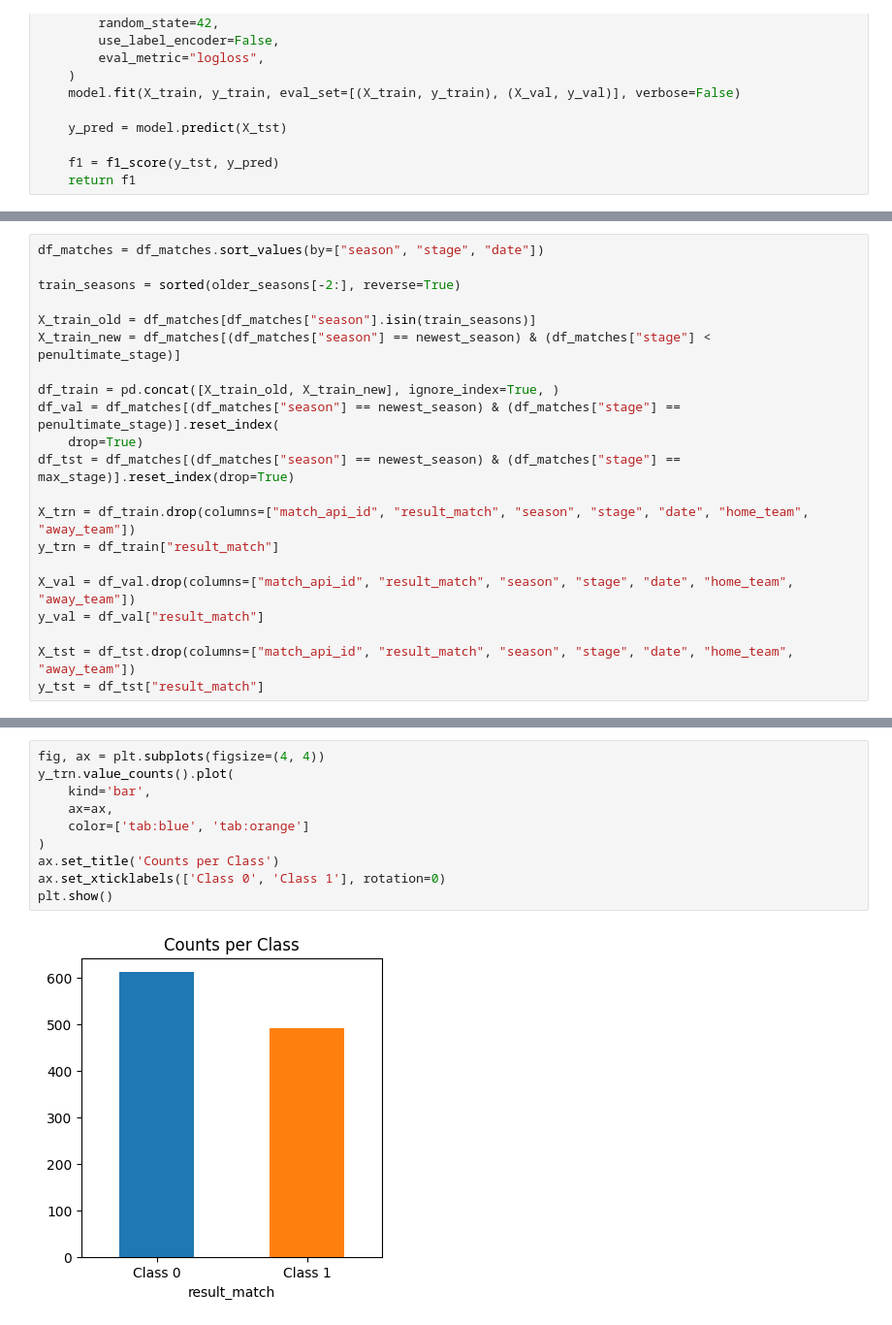
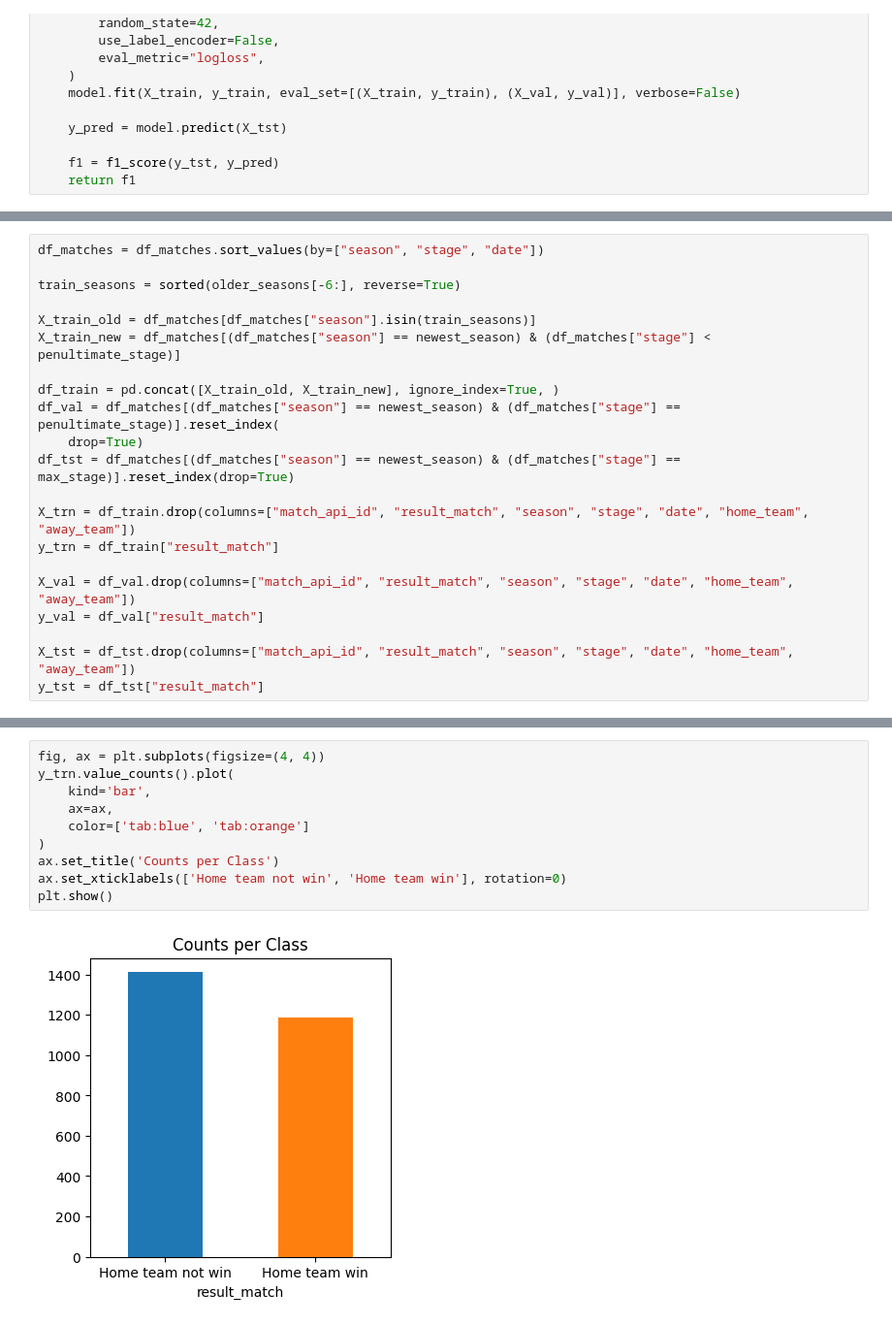
Before and after one commit to kamil0920/football_result_prediction-v2, a Jupyter notebook: src/eda.ipynb, the cells around one changed output, grey strips where cells are left out. Shown: that part at 97% size. Cells and saved outputs as stored; diff of their text form.

```diff
--- a/src/eda.ipynb
+++ b/src/eda.ipynb
@@ -83,7 +83,7 @@ plt.show()
 # %%
 df_matches = df_matches.sort_values(by=["season", "stage", "date"])
 
-train_seasons = sorted(older_seasons[-2:], reverse=True)
+train_seasons = sorted(older_seasons[-6:], reverse=True)
 
 X_train_old = df_matches[df_matches["season"].isin(train_seasons)]
 X_train_new = df_matches[(df_matches["season"] == newest_season) & (df_matches["stage"] < penultimate_stage)]
@@ -150,12 +158,12 @@ X_trn[['team_strength_home', 'team_acceleration_home']]
 # %%
 fig, ax = plt.subplots(figsize=(4, 4))
 y_trn.value_counts().plot(
     kind='bar',
     ax=ax,
     color=['tab:blue', 'tab:orange']
 )
 ax.set_title('Counts per Class')
-ax.set_xticklabels(['Class 0', 'Class 1'], rotation=0)
+ax.set_xticklabels(['Home team not win', 'Home team win'], rotation=0)
 plt.show()
 # %% [output]
-[figure, old version]
+[figure, new version]
```
Also changed, not shown: parts of 9 cells of this notebook, 1 other file.
